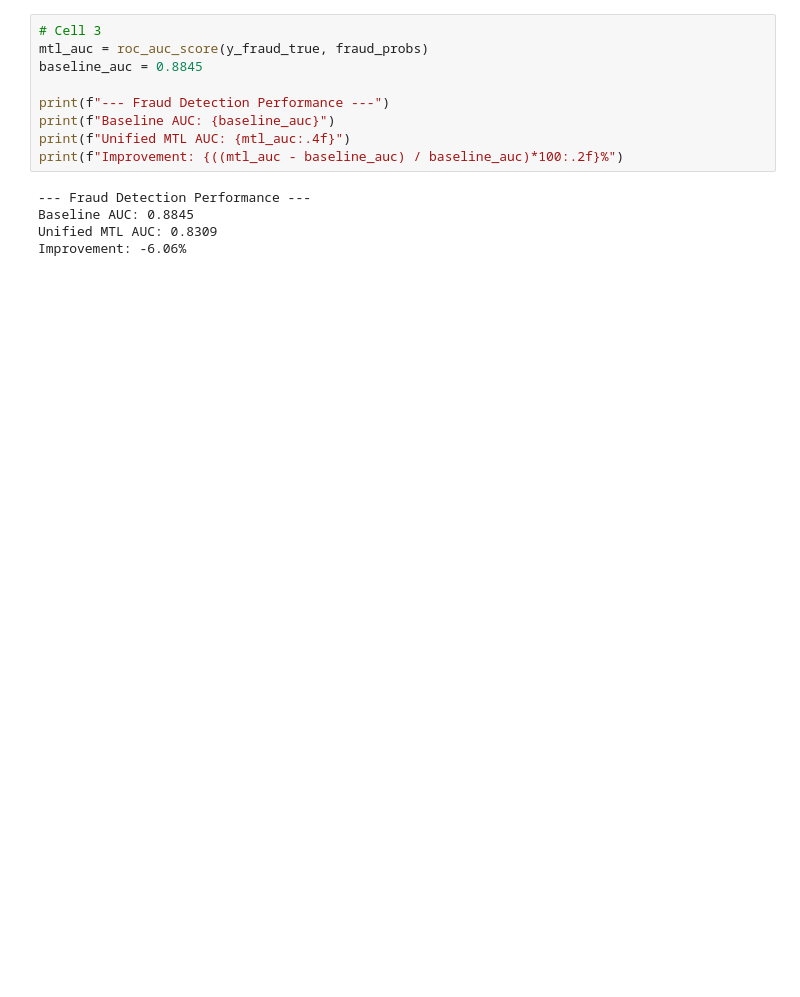
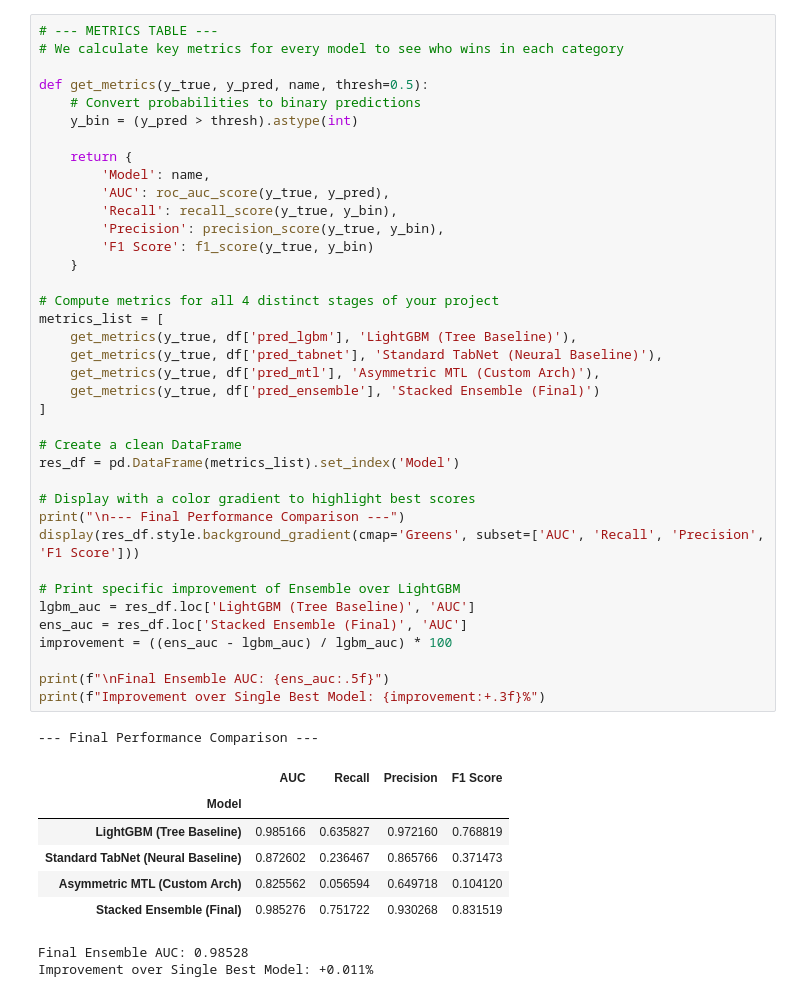
Before and after one commit to mitaksh2005/finance_fraud_detection, a Jupyter notebook: notebooks/07_evaluation_and_metrics.ipynb, the cells around one changed output. Drawn from its saved outputs; the diff is of its cells as text; blank space fills up the shorter version.

```diff
--- a/notebooks/07_evaluation_and_metrics.ipynb
+++ b/notebooks/07_evaluation_and_metrics.ipynb
@@ -55,15 +30,49 @@ Inference successful. Calculating new AUC...
 # %%
-# Cell 3
-mtl_auc = roc_auc_score(y_fraud_true, fraud_probs)
-baseline_auc = 0.8845
+# --- METRICS TABLE ---
+# We calculate key metrics for every model to see who wins in each category
 
-print(f"--- Fraud Detection Performance ---")
-print(f"Baseline AUC: {baseline_auc}")
-print(f"Unified MTL AUC: {mtl_auc:.4f}")
-print(f"Improvement: {((mtl_auc - baseline_auc) / baseline_auc)*100:.2f}%")
+def get_metrics(y_true, y_pred, name, thresh=0.5):
+    # Convert probabilities to binary predictions
+    y_bin = (y_pred > thresh).astype(int)
+
+    return {
+        'Model': name,
+        'AUC': roc_auc_score(y_true, y_pred),
+        'Recall': recall_score(y_true, y_bin),
+        'Precision': precision_score(y_true, y_bin),
+        'F1 Score': f1_score(y_true, y_bin)
+    }
+
+# Compute metrics for all 4 distinct stages of your project
+metrics_list = [
+    get_metrics(y_true, df['pred_lgbm'], 'LightGBM (Tree Baseline)'),
+    get_metrics(y_true, df['pred_tabnet'], 'Standard TabNet (Neural Baseline)'),
+    get_metrics(y_true, df['pred_mtl'], 'Asymmetric MTL (Custom Arch)'),
+    get_metrics(y_true, df['pred_ensemble'], 'Stacked Ensemble (Final)')
+]
+
+# Create a clean DataFrame
+res_df = pd.DataFrame(metrics_list).set_index('Model')
+
+# Display with a color gradient to highlight best scores
+print("\n--- Final Performance Comparison ---")
+display(res_df.style.background_gradient(cmap='Greens', subset=['AUC', 'Recall', 'Precision', 'F1 Score']))
+
+# Print specific improvement of Ensemble over LightGBM
+lgbm_auc = res_df.loc['LightGBM (Tree Baseline)', 'AUC']
+ens_auc = res_df.loc['Stacked Ensemble (Final)', 'AUC']
+improvement = ((ens_auc - lgbm_auc) / lgbm_auc) * 100
+
+print(f"\nFinal Ensemble AUC: {ens_auc:.5f}")
+print(f"Improvement over Single Best Model: {improvement:+.3f}%")
 # %% [output]
---- Fraud Detection Performance ---
-Baseline AUC: 0.8845
-Unified MTL AUC: 0.8309
-Improvement: -6.06%
+--- Final Performance Comparison ---
+|  | AUC | Recall | Precision | F1 Score |
+| Model |  |  |  |  |
+| LightGBM (Tree Baseline) | 0.985166 | 0.635827 | 0.972160 | 0.768819 |
+| Standard TabNet (Neural Baseline) | 0.872602 | 0.236467 | 0.865766 | 0.371473 |
+| Asymmetric MTL (Custom Arch) | 0.825562 | 0.056594 | 0.649718 | 0.104120 |
+| Stacked Ensemble (Final) | 0.985276 | 0.751722 | 0.930268 | 0.831519 |
+Final Ensemble AUC: 0.98528
+Improvement over Single Best Model: +0.011%
 # %%
```
Also changed, not shown: parts of 6 cells of this notebook, 4 other files.
